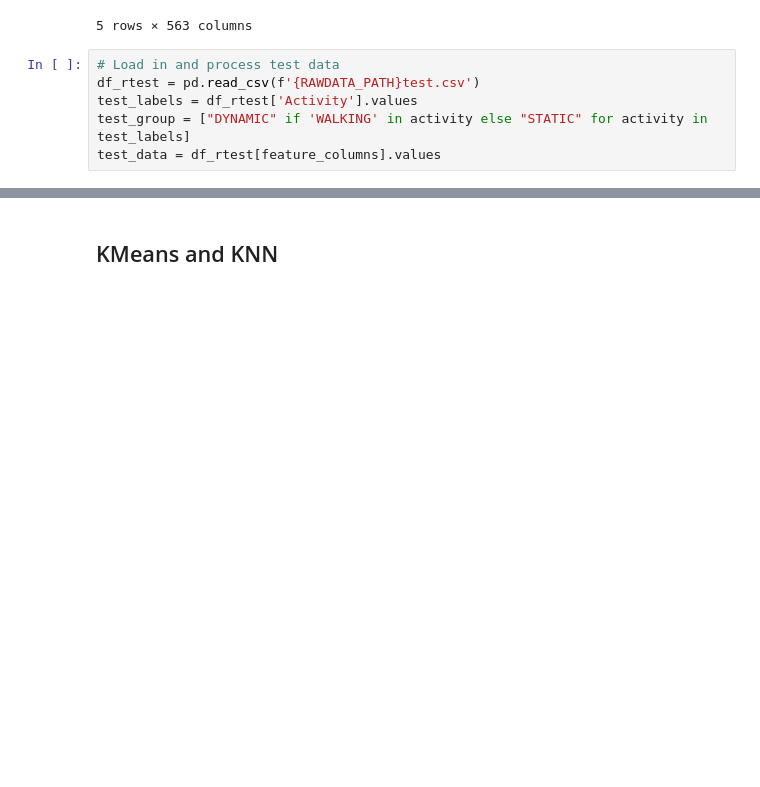
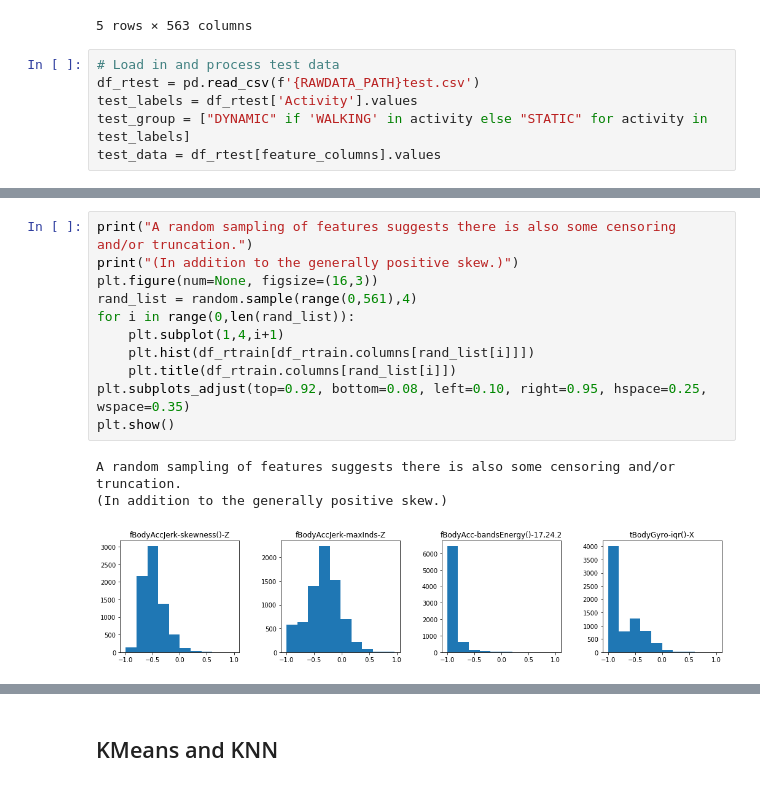
Before and after one commit to aelane/FitnessTracking, a Jupyter notebook: notebooks/Final Project Notebook.ipynb, the cells around one changed output, grey strips where cells are left out. Saved outputs shown, nothing was run; the diff lists cells and outputs as text; blank space fills up the shorter version.

```diff
--- a/notebooks/Final Project Notebook.ipynb
+++ b/notebooks/Final Project Notebook.ipynb
@@ -127,0 +278,15 @@ test_data = df_rtest[feature_columns].values
+# %%
+print("A random sampling of features suggests there is also some censoring and/or truncation.")
+print("(In addition to the generally positive skew.)")
+plt.figure(num=None, figsize=(16,3))
+rand_list = random.sample(range(0,561),4)
+for i in range(0,len(rand_list)):
+    plt.subplot(1,4,i+1)
+    plt.hist(df_rtrain[df_rtrain.columns[rand_list[i]]])
+    plt.title(df_rtrain.columns[rand_list[i]])
+plt.subplots_adjust(top=0.92, bottom=0.08, left=0.10, right=0.95, hspace=0.25, wspace=0.35)
+plt.show()
+# %% [output]
+A random sampling of features suggests there is also some censoring and/or truncation.
+(In addition to the generally positive skew.)
+[figure, added]
```
Also changed, not shown: parts of 25 cells of this notebook.
